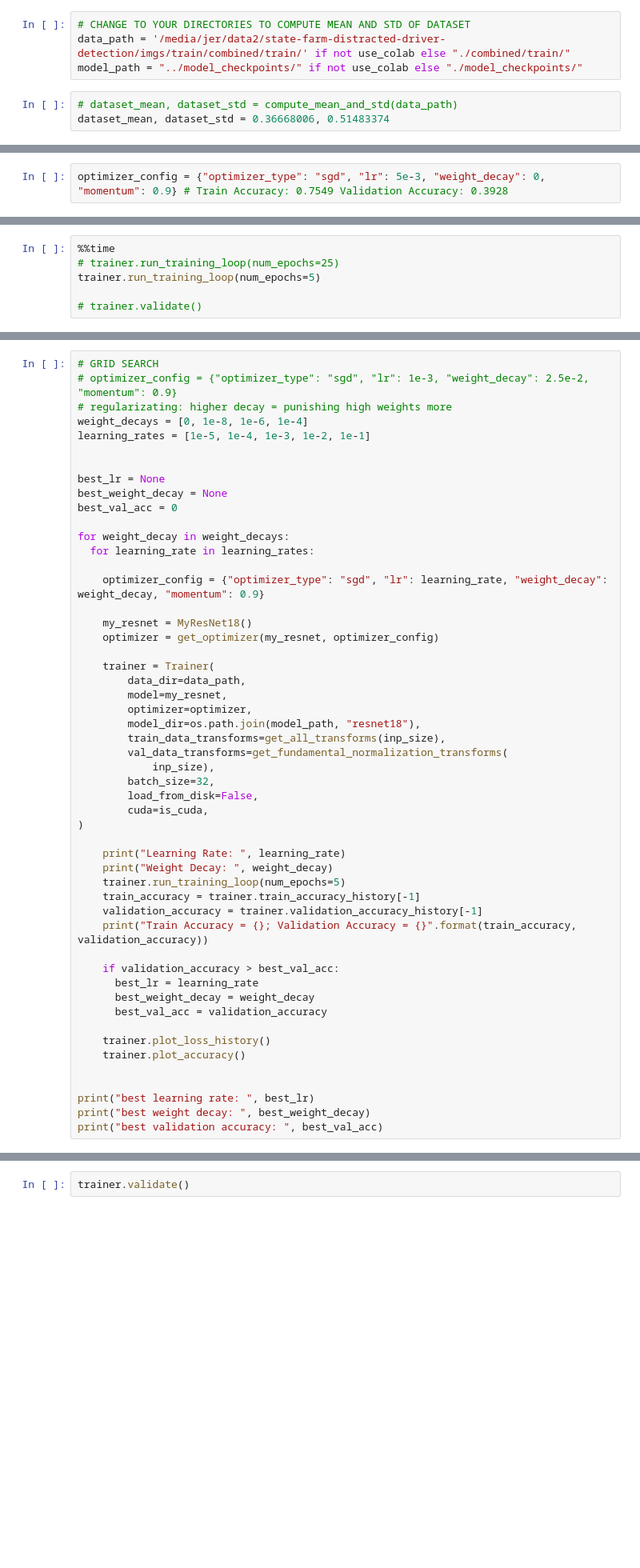
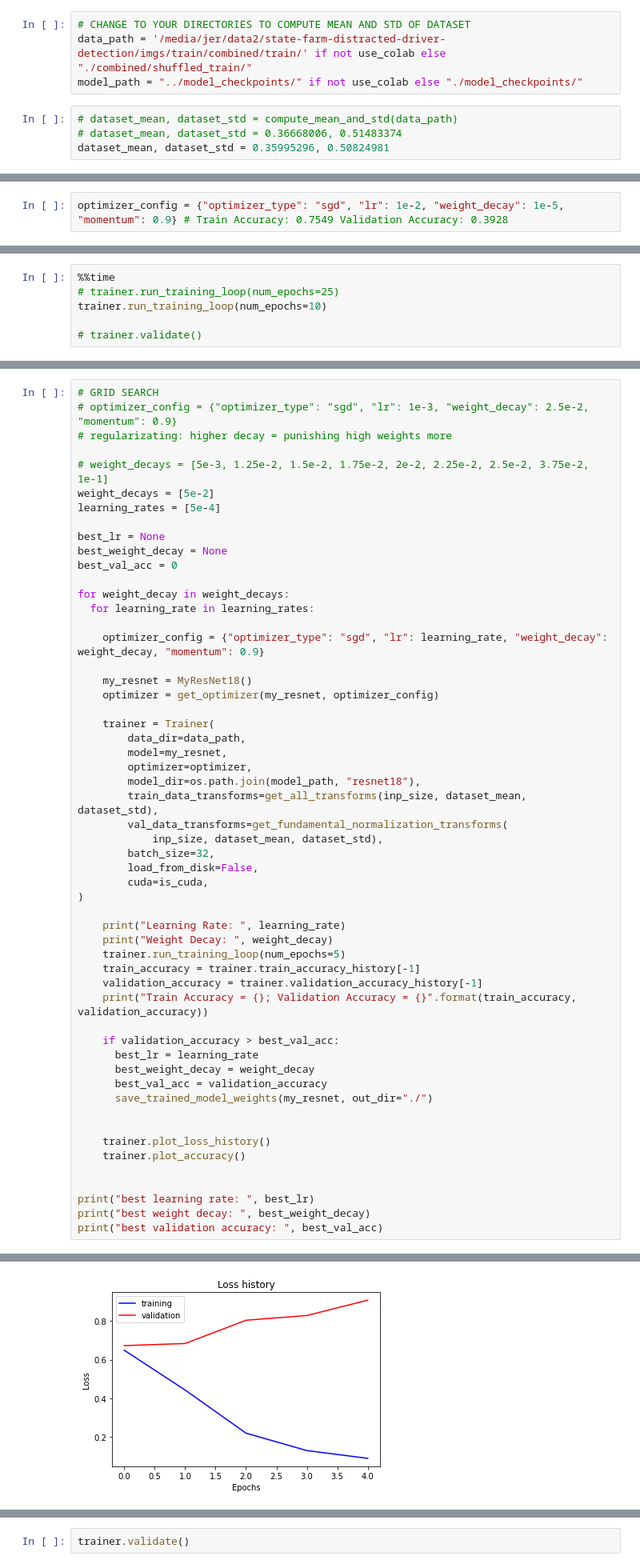
Before and after one commit to jeremy-collins/distracted_driver_detection, a Jupyter notebook: cnn/cnn.ipynb, the cells around one changed output, grey strips where cells are left out. Shown at 80% size. Drawn from its saved outputs; the diff is of its cells as text; blank space fills up the shorter version.

```diff
--- a/cnn/cnn.ipynb
+++ b/cnn/cnn.ipynb
@@ -50,10 +98,11 @@ is_cuda = (
 )  # will turn off cuda if the machine doesnt have a GPU
 # %%
 # CHANGE TO YOUR DIRECTORIES TO COMPUTE MEAN AND STD OF DATASET
-data_path = '/media/jer/data2/state-farm-distracted-driver-detection/imgs/train/combined/train/' if not use_colab else "./combined/train/"
+data_path = '/media/jer/data2/state-farm-distracted-driver-detection/imgs/train/combined/train/' if not use_colab else "./combined/shuffled_train/"
 model_path = "../model_checkpoints/" if not use_colab else "./model_checkpoints/"
 # %%
 # dataset_mean, dataset_std = compute_mean_and_std(data_path)
-dataset_mean, dataset_std = 0.36668006, 0.51483374
+# dataset_mean, dataset_std = 0.36668006, 0.51483374
+dataset_mean, dataset_std = 0.35995296, 0.50824981
 # %%
 inp_size = (224, 224)
@@ -82,5 +132,5 @@ MyResNet18(
 # %%
-optimizer_config = {"optimizer_type": "sgd", "lr": 5e-3, "weight_decay": 0, "momentum": 0.9} # Train Accuracy: 0.7549 Validation Accuracy: 0.3928
+optimizer_config = {"optimizer_type": "sgd", "lr": 1e-2, "weight_decay": 1e-5, "momentum": 0.9} # Train Accuracy: 0.7549 Validation Accuracy: 0.3928
 # %%
 my_resnet = MyResNet18()
 optimizer = get_optimizer(my_resnet, optimizer_config)
@@ -106,7 +158,7 @@ trainer = Trainer(
 # %%
 %%time
 # trainer.run_training_loop(num_epochs=25)
-trainer.run_training_loop(num_epochs=5)
+trainer.run_training_loop(num_epochs=10)
 
 # trainer.validate()
 # %% [output]
@@ -116,9 +178,10 @@ Epoch:2 Train Loss:0.7897 Val Loss: 2.4790 Train Accuracy: 0.7369 Validation Acc
 # GRID SEARCH
 # optimizer_config = {"optimizer_type": "sgd", "lr": 1e-3, "weight_decay": 2.5e-2, "momentum": 0.9}
 # regularizating: higher decay = punishing high weights more
-weight_decays = [0, 1e-8, 1e-6, 1e-4]
-learning_rates = [1e-5, 1e-4, 1e-3, 1e-2, 1e-1]
 
+# weight_decays = [5e-3, 1.25e-2, 1.5e-2, 1.75e-2, 2e-2, 2.25e-2, 2.5e-2, 3.75e-2, 1e-1]
+weight_decays = [5e-2]
+learning_rates = [5e-4]
 
 best_lr = None
 best_weight_decay = None
@@ -137,9 +200,9 @@ for weight_decay in weight_decays:
         model=my_resnet,
         optimizer=optimizer,
         model_dir=os.path.join(model_path, "resnet18"),
-        train_data_transforms=get_all_transforms(inp_size),
+        train_data_transforms=get_all_transforms(inp_size, dataset_mean, dataset_std),
         val_data_transforms=get_fundamental_normalization_transforms(
-            inp_size),
+            inp_size, dataset_mean, dataset_std),
         batch_size=32,
         load_from_disk=False,
         cuda=is_cuda,
@@ -156,6 +219,8 @@ for weight_decay in weight_decays:
       best_lr = learning_rate
       best_weight_decay = weight_decay
       best_val_acc = validation_accuracy
+      save_trained_model_weights(my_resnet, out_dir="./")
+
 
     trainer.plot_loss_history()
     trainer.plot_accuracy()
@@ -164,3 +229,4 @@ for weight_decay in weight_decays:
 print("best learning rate: ", best_lr)
 print("best weight decay: ", best_weight_decay)
 print("best validation accuracy: ", best_val_acc)
+# %% [output]
@@ -166,0 +241 @@ print("best validation accuracy: ", best_val_acc)
+[figure, added]
```
Also changed, not shown: parts of 15 cells of this notebook, 7 other files.
